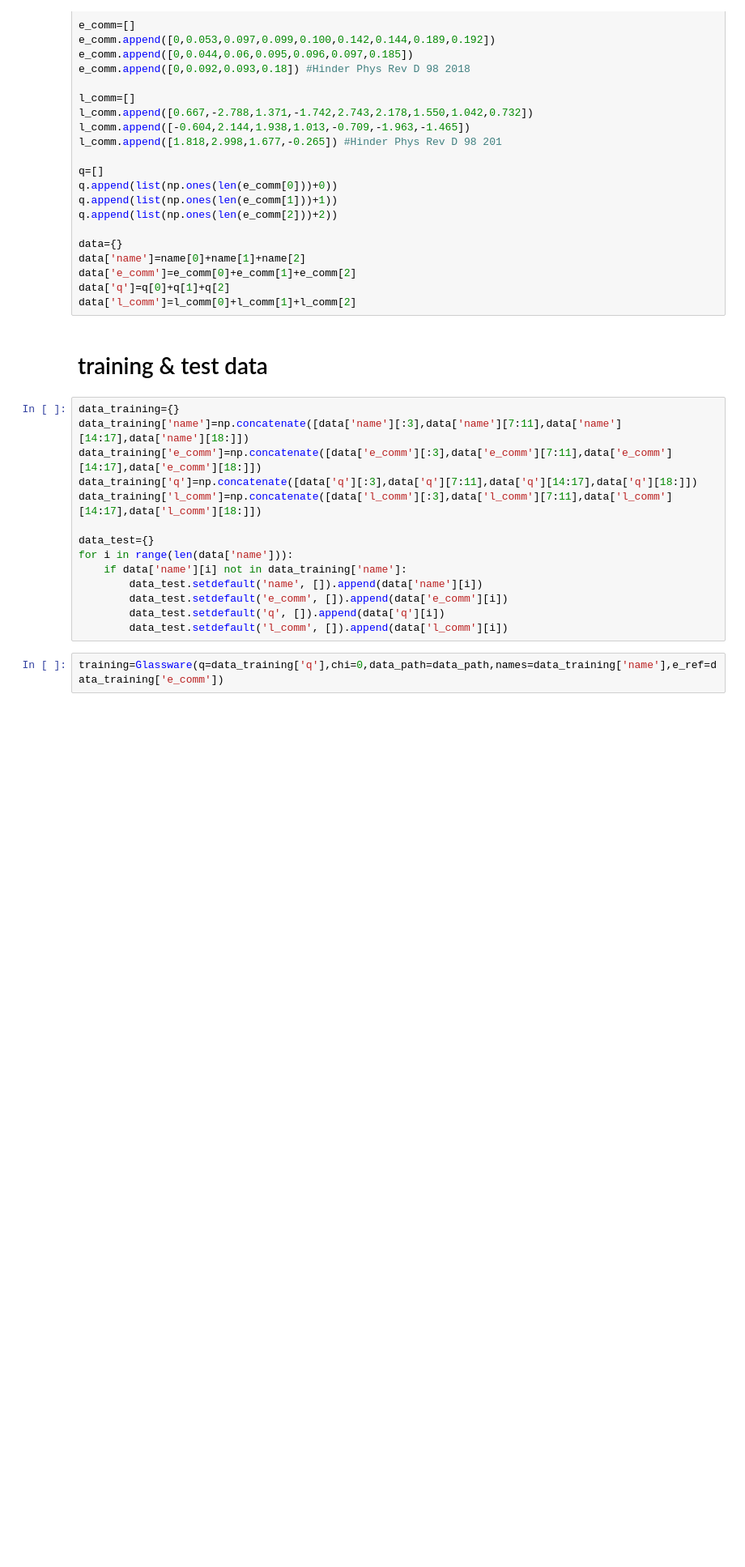
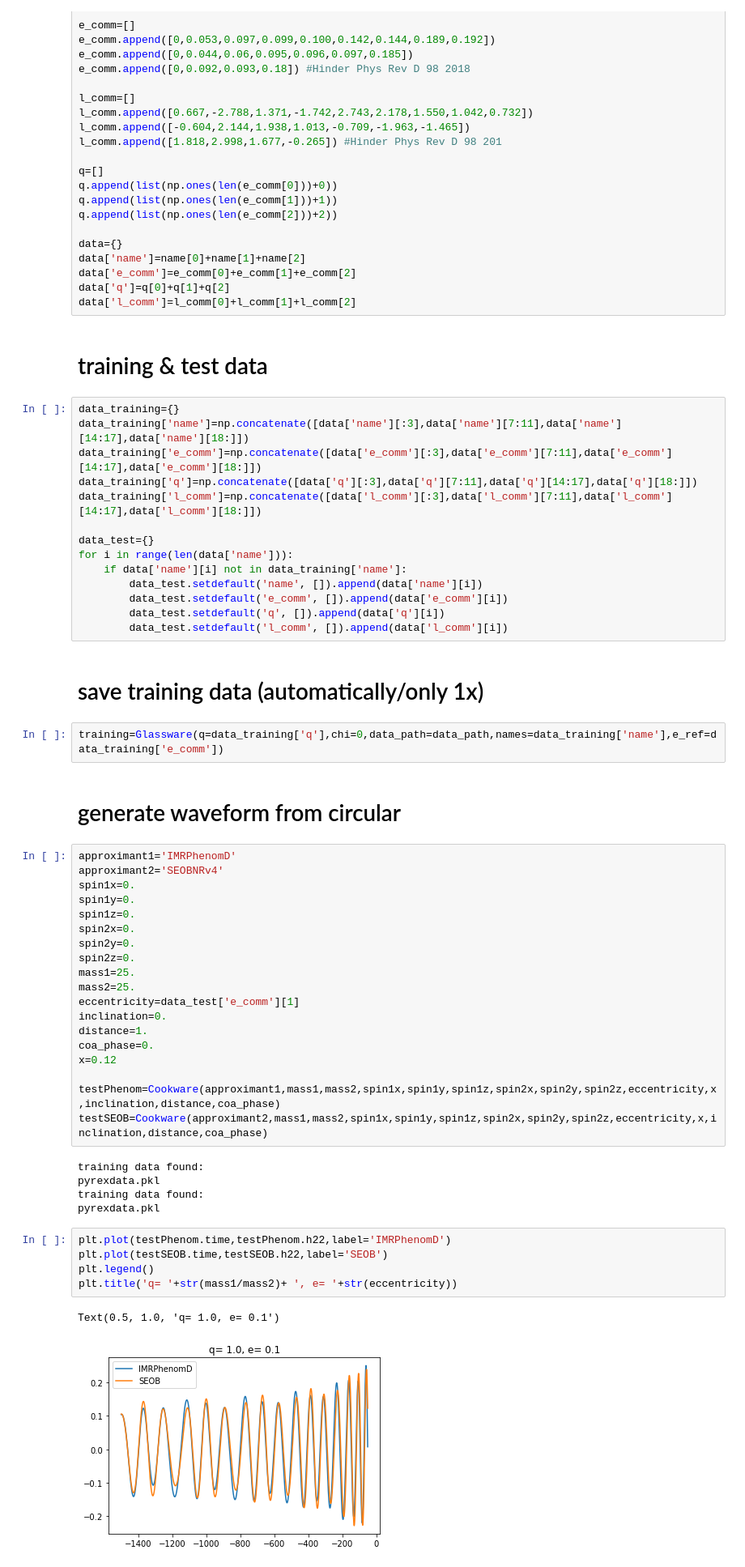
Before and after one commit to Yoshinta/pyrex, a Jupyter notebook: example/traindata.ipynb, the cells around one changed output. Shown at 81% size. Saved outputs shown, nothing was run; the diff lists cells and outputs as text; blank space fills up the shorter version.

Commit message:
generate the twist and example

```diff
--- a/example/traindata.ipynb
+++ b/example/traindata.ipynb
@@ -49,5 +55,41 @@ for i in range(len(data['name'])):
         data_test.setdefault('e_comm', []).append(data['e_comm'][i])
         data_test.setdefault('q', []).append(data['q'][i])
         data_test.setdefault('l_comm', []).append(data['l_comm'][i])
+# %% [markdown]
+# save training data (automatically/only 1x)
 # %%
 training=Glassware(q=data_training['q'],chi=0,data_path=data_path,names=data_training['name'],e_ref=data_training['e_comm'])
+# %% [markdown]
+# generate waveform from circular
+# %%
+approximant1='IMRPhenomD'
+approximant2='SEOBNRv4'
+spin1x=0.
+spin1y=0.
+spin1z=0.
+spin2x=0.
+spin2y=0.
+spin2z=0.
+mass1=25.
+mass2=25.
+eccentricity=data_test['e_comm'][1]
+inclination=0.
+distance=1.
+coa_phase=0.
+x=0.12
+
+testPhenom=Cookware(approximant1,mass1,mass2,spin1x,spin1y,spin1z,spin2x,spin2y,spin2z,eccentricity,x,inclination,distance,coa_phase)
+testSEOB=Cookware(approximant2,mass1,mass2,spin1x,spin1y,spin1z,spin2x,spin2y,spin2z,eccentricity,x,inclination,distance,coa_phase)
+# %% [output]
+training data found:
+pyrexdata.pkl
+training data found:
+pyrexdata.pkl
+# %%
+plt.plot(testPhenom.time,testPhenom.h22,label='IMRPhenomD')
+plt.plot(testSEOB.time,testSEOB.h22,label='SEOB')
+plt.legend()
+plt.title('q= '+str(mass1/mass2)+ ', e= '+str(eccentricity))
+# %% [output]
+Text(0.5, 1.0, 'q= 1.0, e= 0.1')
+[figure, added]
```
Also changed, not shown: parts of 1 cell of this notebook, 5 other files.
